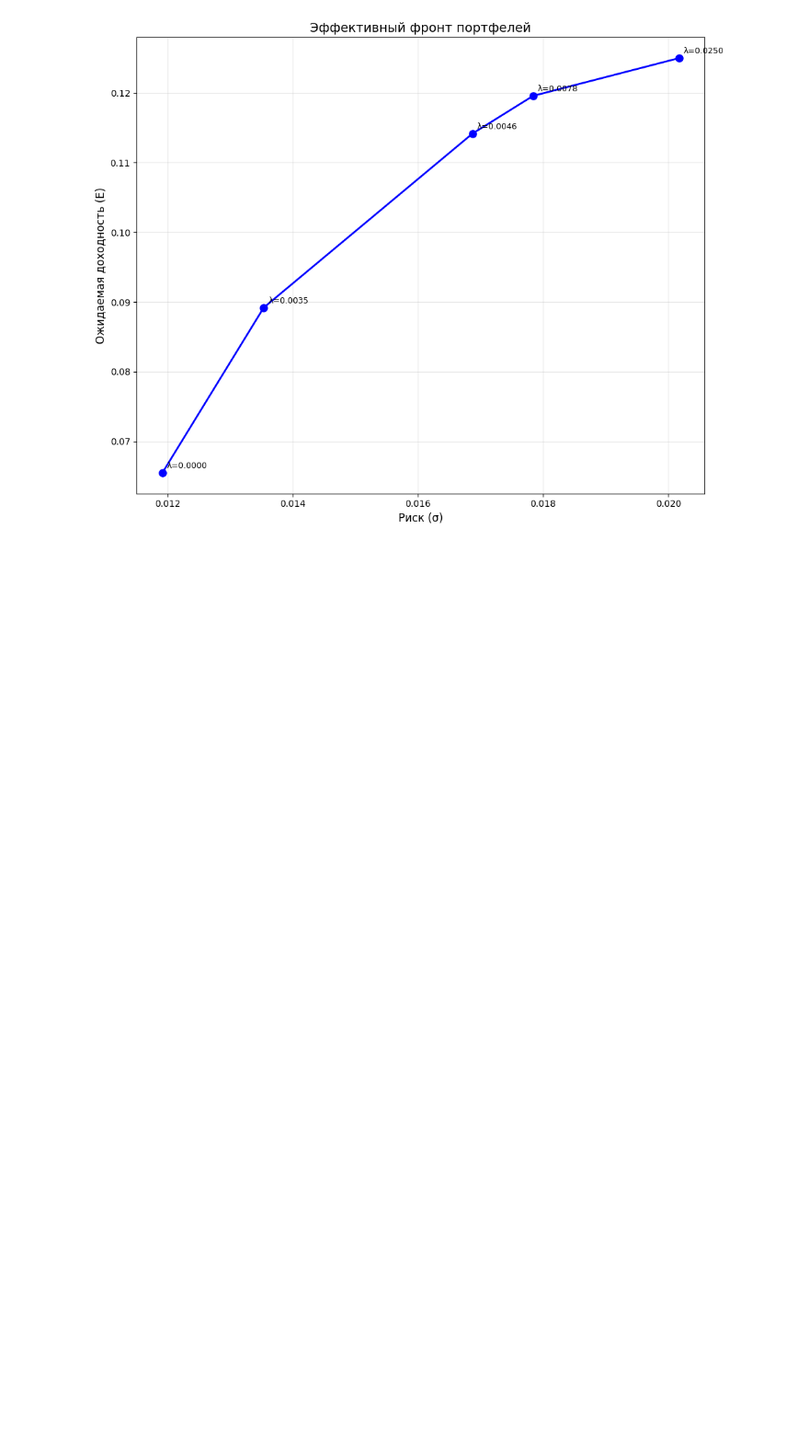
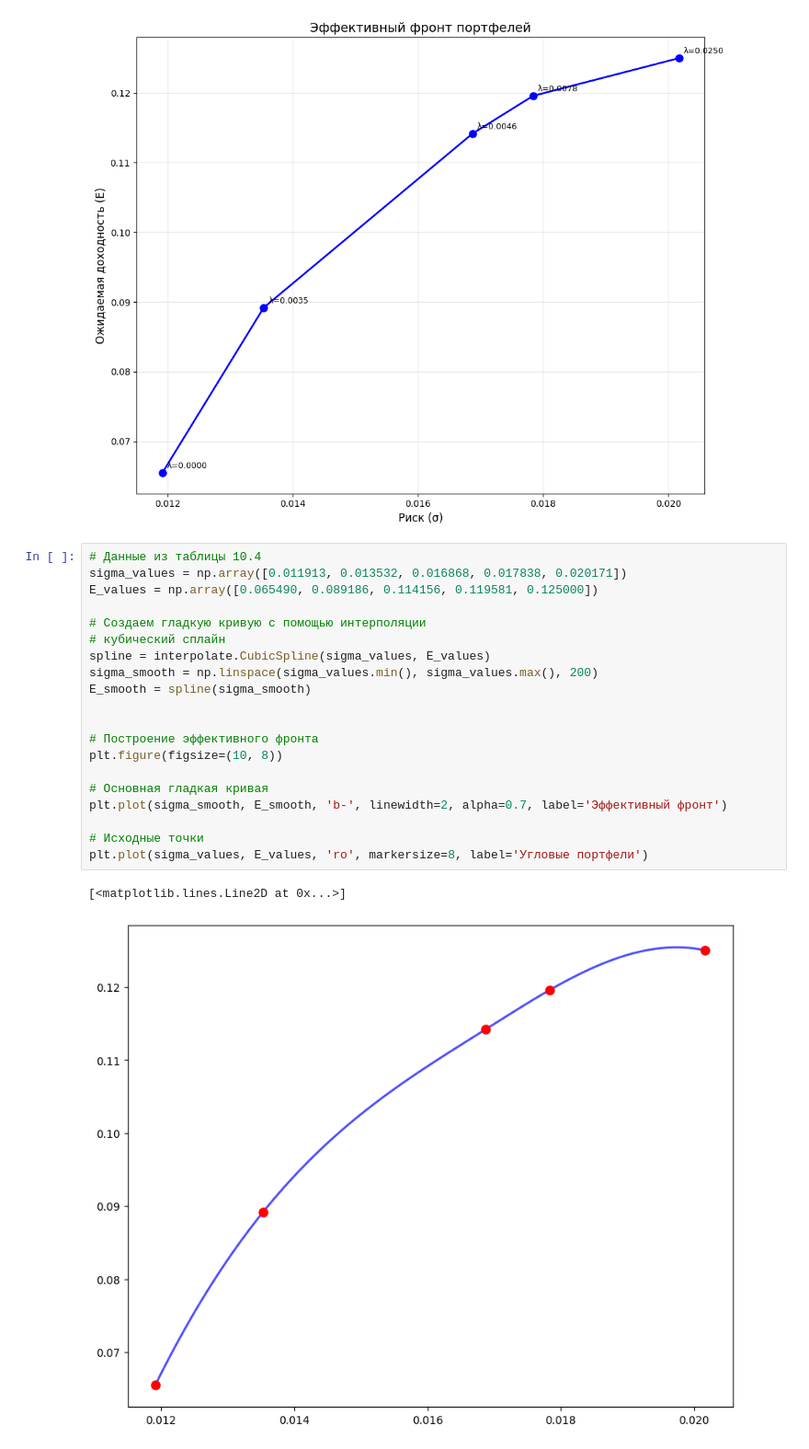
Before and after one commit to DaniilPominov/data_science, a Jupyter notebook: src/risky/Эффективный фронт.ipynb, the cells around one changed output. Shown: that part at 92% size. Drawn from its saved outputs; the diff is of its cells as text; blank space fills up the shorter version.

```diff
--- a/src/risky/krit-dev.ipynb
+++ b/src/risky/Эффективный фронт.ipynb
@@ -122,3 +140,26 @@ plt.tight_layout()
 plt.show()
 # %% [output]
 [figure]
+# %%
+# Данные из таблицы 10.4
+sigma_values = np.array([0.011913, 0.013532, 0.016868, 0.017838, 0.020171])
+E_values = np.array([0.065490, 0.089186, 0.114156, 0.119581, 0.125000])
+
+# Создаем гладкую кривую с помощью интерполяции
+# кубический сплайн
+spline = interpolate.CubicSpline(sigma_values, E_values)
+sigma_smooth = np.linspace(sigma_values.min(), sigma_values.max(), 200)
+E_smooth = spline(sigma_smooth)
+
+
+# Построение эффективного фронта
+plt.figure(figsize=(10, 8))
+
+# Основная гладкая кривая
+plt.plot(sigma_smooth, E_smooth, 'b-', linewidth=2, alpha=0.7, label='Эффективный фронт')
+
+# Исходные точки
+plt.plot(sigma_values, E_values, 'ro', markersize=8, label='Угловые портфели')
+# %% [output]
+[<matplotlib.lines.Line2D at 0x...>]
+[figure, added]
```
Also changed, not shown: parts of 5 cells of this notebook, 5 other files.
